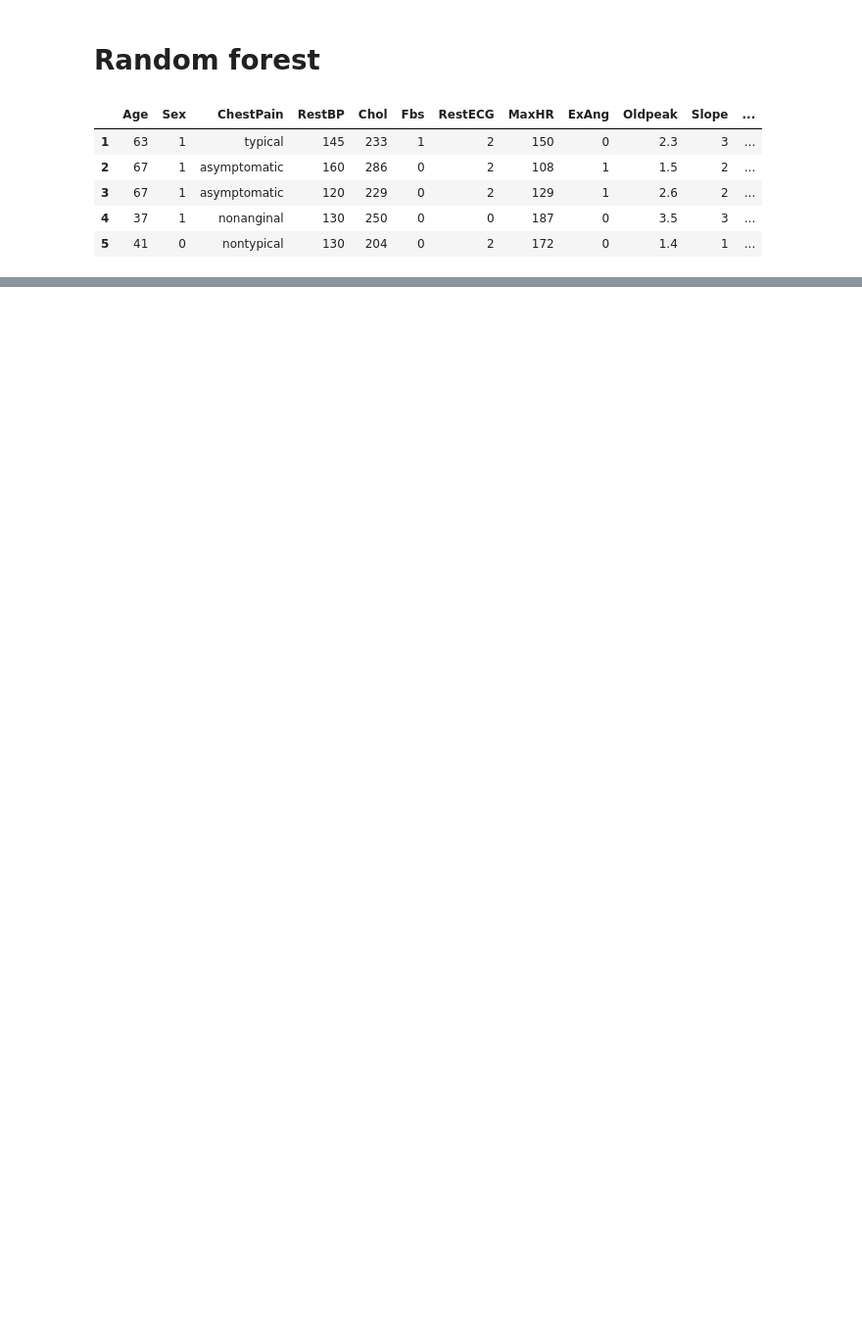
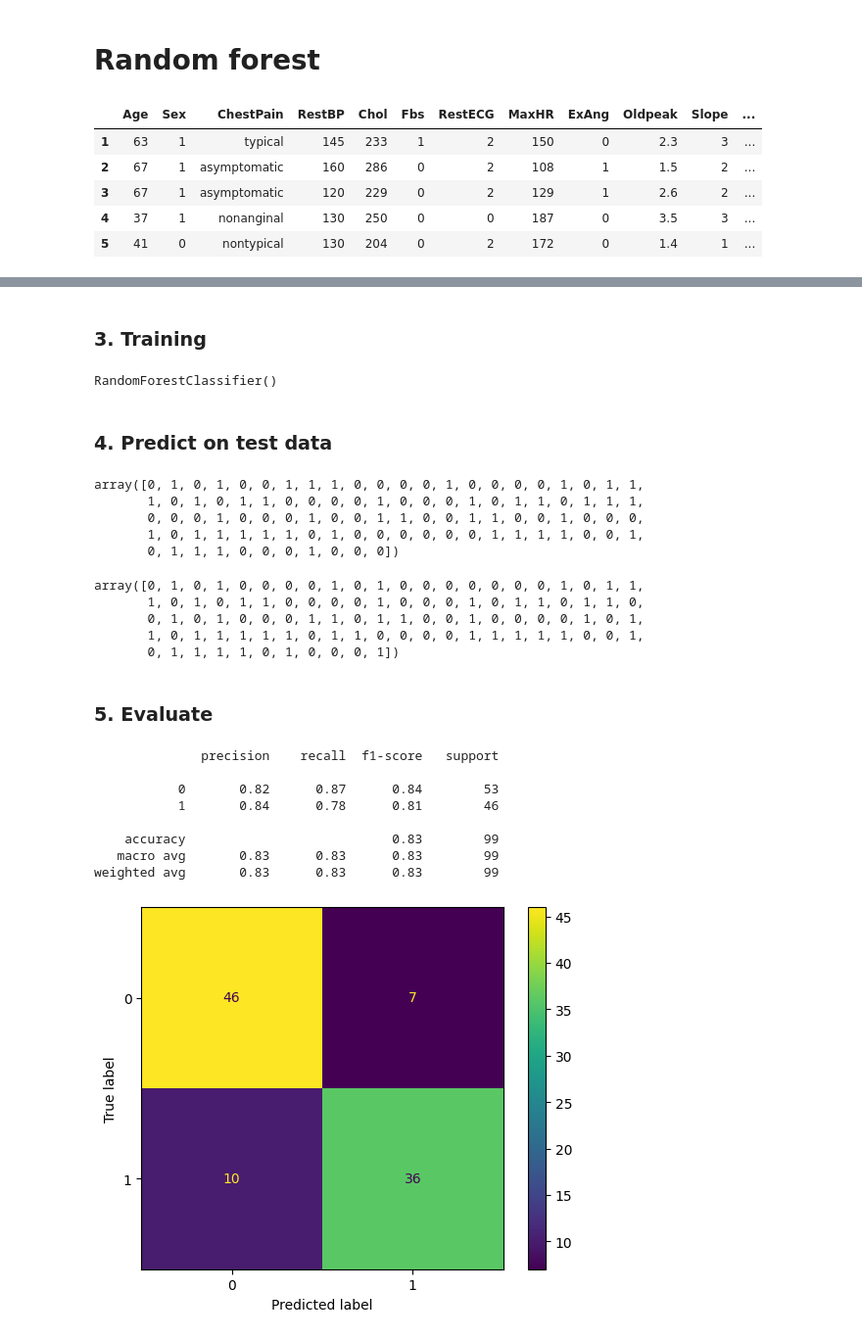
Before and after one commit to mdsw84gmailcom/machine_learning_marian_desilva_mlops25, a Jupyter notebook: code-alongs/06_random_forest/random_forest.ipynb, the cells around one changed output, grey strips where cells are left out. Shown at 98% size. Cells and saved outputs as stored; diff of their text form; code cells hidden in the pictures; blank space fills up the shorter version.

```diff
--- a/code-alongs/06_random_forest/random_forest.ipynb
+++ b/code-alongs/06_random_forest/random_forest.ipynb
@@ -16,0 +78,4 @@ df.info()
+# %%
+X, y = df_dummies.drop("AHD_Yes", axis=1), df_dummies["AHD_Yes"]
+
+X.head(2)
@@ -16,0 +94,11 @@ df.info()
+# %%
+from sklearn.model_selection import train_test_split
+
+X_train, X_test, y_train, y_test = train_test_split(
+    X, y, test_size=0.33, random_state=42
+)
+
+# train test split again
+# X_train split -> X_train_val, X_val
+# train on X_train_val and hyperparameter tune on X_val
+# after choice of hyperaparameters -> train on X_train
@@ -16,0 +109,50 @@ df.info()
+# %% [markdown]
+### 3. Training
+# %%
+from sklearn.ensemble import RandomForestClassifier
+
+clf = RandomForestClassifier()
+clf.fit(X_train, y_train)
+# %% [output]
+RandomForestClassifier()
+# %% [markdown]
+### 4. Predict on test data
+# %%
+y_pred = clf.predict(X_test)
+y_pred
+# %% [output]
+array([0, 1, 0, 1, 0, 0, 1, 1, 1, 0, 0, 0, 0, 1, 0, 0, 0, 0, 1, 0, 1, 1,
+       1, 0, 1, 0, 1, 1, 0, 0, 0, 0, 1, 0, 0, 0, 1, 0, 1, 1, 0, 1, 1, 1,
+       0, 0, 0, 1, 0, 0, 0, 1, 0, 0, 1, 1, 0, 0, 1, 1, 0, 0, 1, 0, 0, 0,
+       1, 0, 1, 1, 1, 1, 1, 0, 1, 0, 0, 0, 0, 0, 0, 1, 1, 1, 1, 0, 0, 1,
+       0, 1, 1, 1, 0, 0, 0, 1, 0, 0, 0])
+# %%
+y_test.values
+# %% [output]
+array([0, 1, 0, 1, 0, 0, 0, 0, 1, 0, 1, 0, 0, 0, 0, 0, 0, 0, 1, 0, 1, 1,
+       1, 0, 1, 0, 1, 1, 0, 0, 0, 0, 1, 0, 0, 0, 1, 0, 1, 1, 0, 1, 1, 0,
+       0, 1, 0, 1, 0, 0, 0, 1, 1, 0, 1, 1, 0, 0, 1, 0, 0, 0, 0, 1, 0, 1,
+       1, 0, 1, 1, 1, 1, 1, 0, 1, 1, 0, 0, 0, 0, 1, 1, 1, 1, 1, 0, 0, 1,
+       0, 1, 1, 1, 1, 0, 1, 0, 0, 0, 1])
+# %% [markdown]
+### 5. Evaluate
+# %%
+from sklearn.metrics import (
+    confusion_matrix,
+    ConfusionMatrixDisplay,
+    classification_report,
+)
+
+cm = confusion_matrix(y_test, y_pred)
+ConfusionMatrixDisplay(cm).plot()
+print(classification_report(y_test, y_pred))
+# %% [output]
+              precision    recall  f1-score   support
+
+           0       0.82      0.87      0.84        53
+           1       0.84      0.78      0.81        46
+
+    accuracy                           0.83        99
+   macro avg       0.83      0.83      0.83        99
+weighted avg       0.83      0.83      0.83        99
+[figure, added]
```
Also changed, not shown: parts of 20 cells of this notebook, 4 other files.
